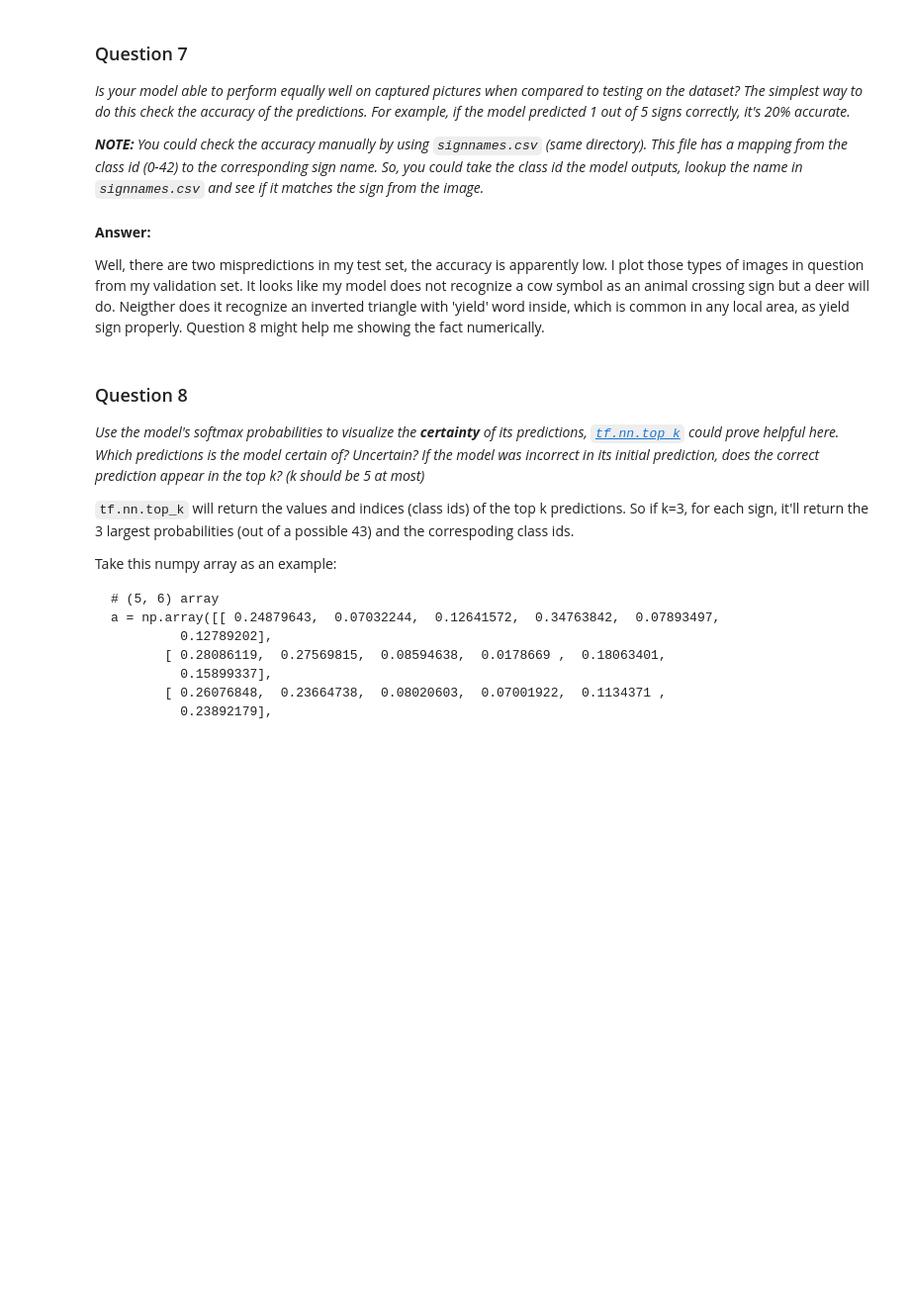
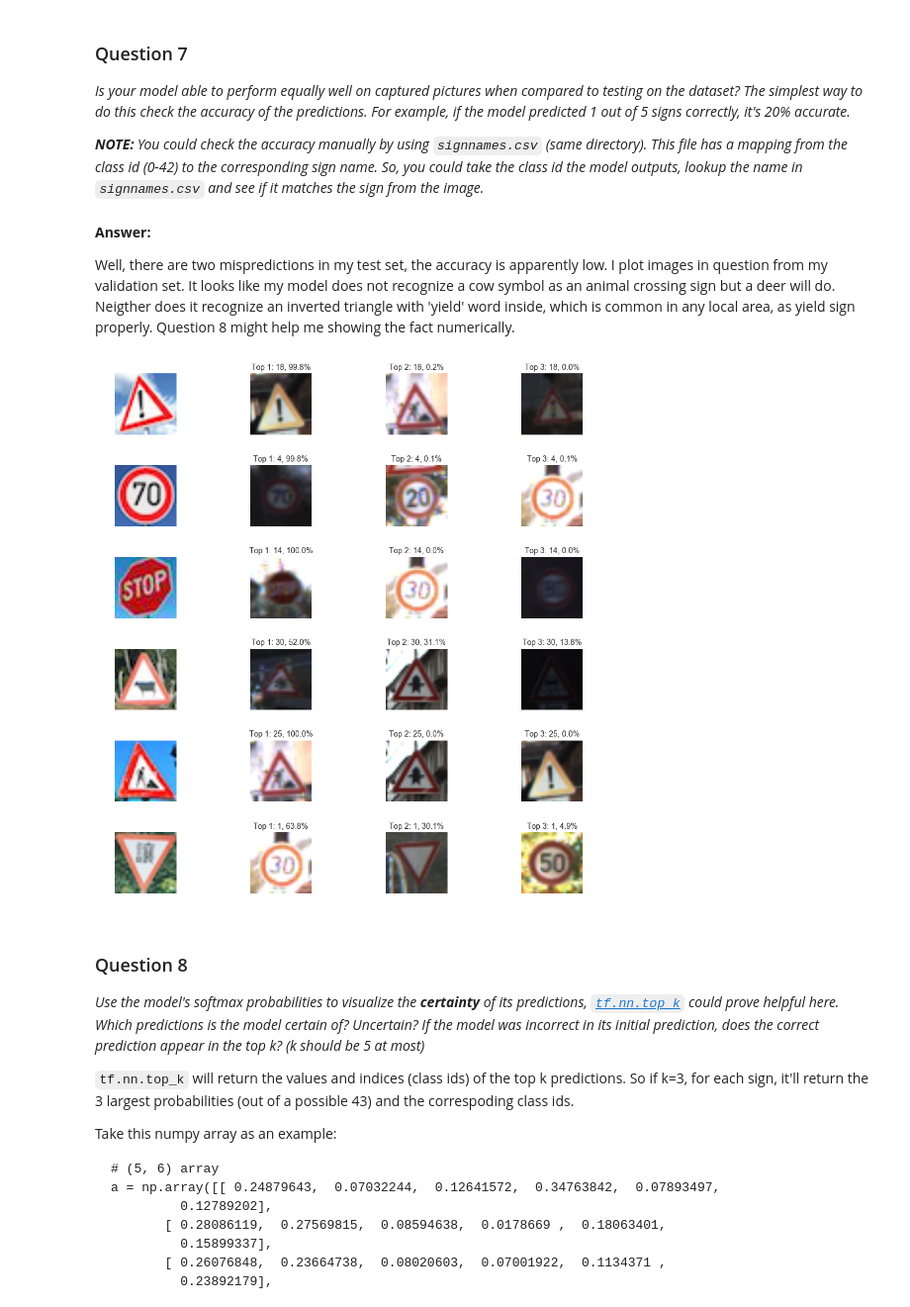
Before and after one commit to markandlw/CarND-Traffic-Sign-Classifier-Project, a Jupyter notebook: Traffic_Sign_Classifier.ipynb, the cells around one changed output. Shown at 99% size. Saved outputs shown, nothing was run; the diff lists cells and outputs as text; code cells hidden in the pictures; blank space fills up the shorter version.

Commit message:
Finish softmax plot and top_k plot.

```diff
--- a/Traffic_Sign_Classifier.ipynb
+++ b/Traffic_Sign_Classifier.ipynb
@@ -483,4 +484,4 @@ _**NOTE:** You could check the accuracy manually by using `signnames.csv` (same
 # %% [markdown]
 **Answer:**
 
-Well, there are two mispredictions in my test set, the accuracy is apparently low. I plot those types of images in question from my validation set. It looks like my model does not recognize a cow symbol as an animal crossing sign but a deer will do. Neigther does it recognize an inverted triangle with 'yield' word inside, which is common in any local area, as yield sign properly. Question 8 might help me showing the fact numerically.
+Well, there are two mispredictions in my test set, the accuracy is apparently low. I plot images in question from my validation set. It looks like my model does not recognize a cow symbol as an animal crossing sign but a deer will do. Neigther does it recognize an inverted triangle with 'yield' word inside, which is common in any local area, as yield sign properly. Question 8 might help me showing the fact numerically.
@@ -490,3 +488,38 @@ Well, there are two mispredictions in my test set, the accuracy is apparently lo
+# %%
+### Visualize the softmax probabilities here.
+### Feel free to use as many code cells as needed.
+softmax_logits = tf.nn.softmax(logits)
+top_k = tf.nn.top_k(softmax_logits, k=3)
+
+with tf.Session() as sess:
+    saver.restore(sess, tf.train.latest_checkpoint('.'))
+
+    softmax_logits_on_test = sess.run(softmax_logits, feed_dict={x: test_images, keep_prob: 1.0})
+    top_k_on_test = sess.run(top_k, feed_dict={x: test_images, keep_prob: 1.0})
+
+    fig, axs = plt.subplots(len(test_images),4,figsize=(12,12))
+    fig.subplots_adjust(hspace=0.5)
+
+    for i in range(len(test_images)):
+        axs[i][0].imshow(test_images[i])
+        axs[i][0].axis('off')
+
+        label_1 = top_k_on_test[1][i][0]
+        axs[i][1].imshow(X_validation[list(y_validation).index(label_1)])
+        axs[i][1].axis('off')
+        axs[i][1].set_title('Top 1: {}, {:.1f}%'.format(label_1, 100 * top_k_on_test[0][i][0]), fontsize=10)
+
+        label_2 = top_k_on_test[1][i][1]
+        axs[i][2].imshow(X_validation[list(y_validation).index(label_2)])
+        axs[i][2].axis('off')
+        axs[i][2].set_title('Top 2: {}, {:.1f}%'.format(label_1, 100 * top_k_on_test[0][i][1]), fontsize=10)
+
+        label_3 = top_k_on_test[1][i][2]
+        axs[i][3].imshow(X_validation[list(y_validation).index(label_3)])
+        axs[i][3].axis('off')
+        axs[i][3].set_title('Top 3: {}, {:.1f}%'.format(label_1, 100 * top_k_on_test[0][i][2]), fontsize=10)
+# %% [output]
+[figure, added]
 # %% [markdown]
 ### Question 8
 
```
Also changed, not shown: parts of 7 cells of this notebook.
